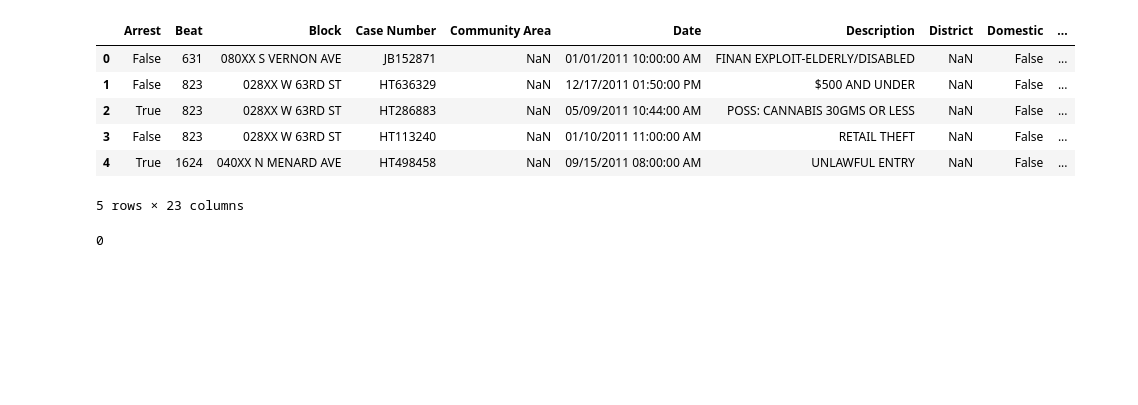
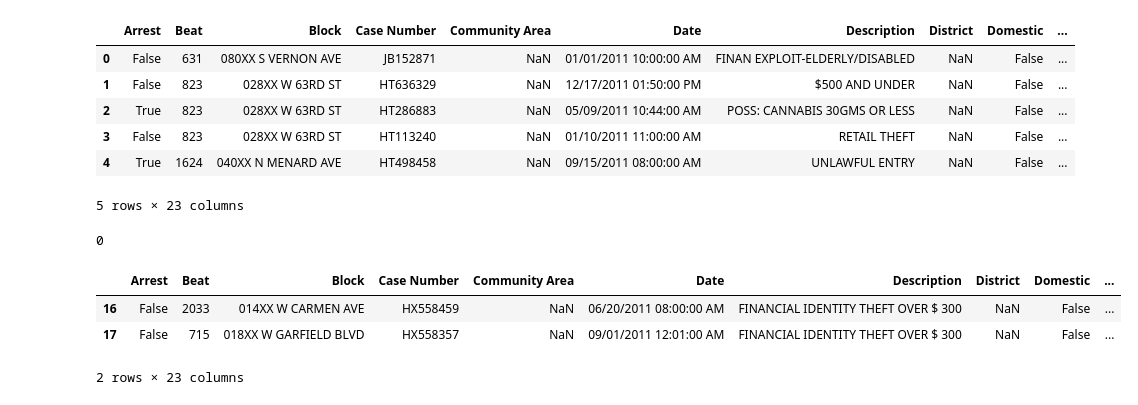
Before and after one commit to varungupta93/MSiA423_WebApp, a Jupyter notebook: Develop/msia423_project_model/notebooks/Initial_EDA_MSiA423_Varun.ipynb, the cells around one changed output. Cells and saved outputs as stored; diff of their text form; code cells hidden in the pictures; blank space fills up the shorter version.

```diff
--- a/Develop/msia423_project_model/notebooks/Initial_EDA_MSiA423_Varun.ipynb
+++ b/Develop/msia423_project_model/notebooks/Initial_EDA_MSiA423_Varun.ipynb
@@ -103,0 +107,7 @@ with open('AllZipCodes.pkl', 'wb') as f:
+# %%
+updatedDF[16:18]
+# %% [output]
+|  | Arrest | Beat | Block | Case Number | Community Area | Date | Description | District | Domestic | ... |
+| 16 | False | 2033 | 014XX W CARMEN AVE | HX558459 | NaN | 06/20/2011 08:00:00 AM | FINANCIAL IDENTITY THEFT OVER $ 300 | NaN | False | ... |
+| 17 | False | 715 | 018XX W GARFIELD BLVD | HX558357 | NaN | 09/01/2011 12:01:00 AM | FINANCIAL IDENTITY THEFT OVER $ 300 | NaN | False | ... |
+2 rows × 23 columns
```
Also changed, not shown: parts of 3 cells of this notebook, 26 other files.
